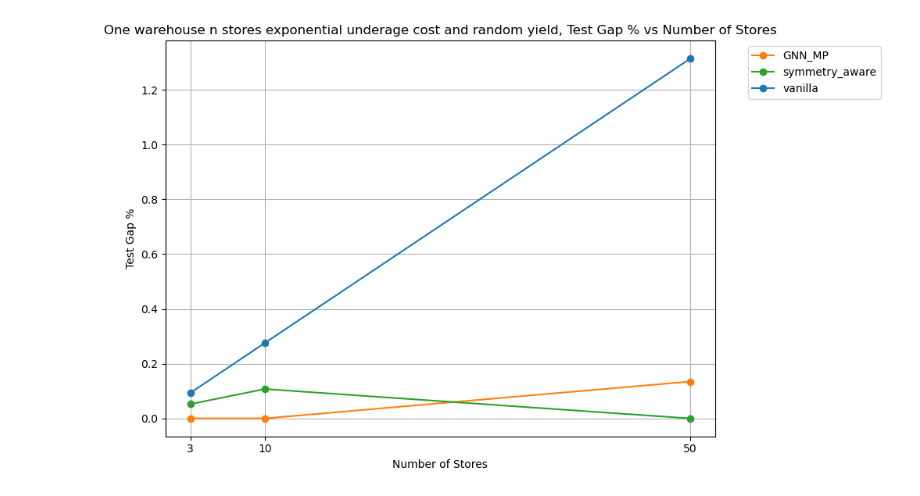
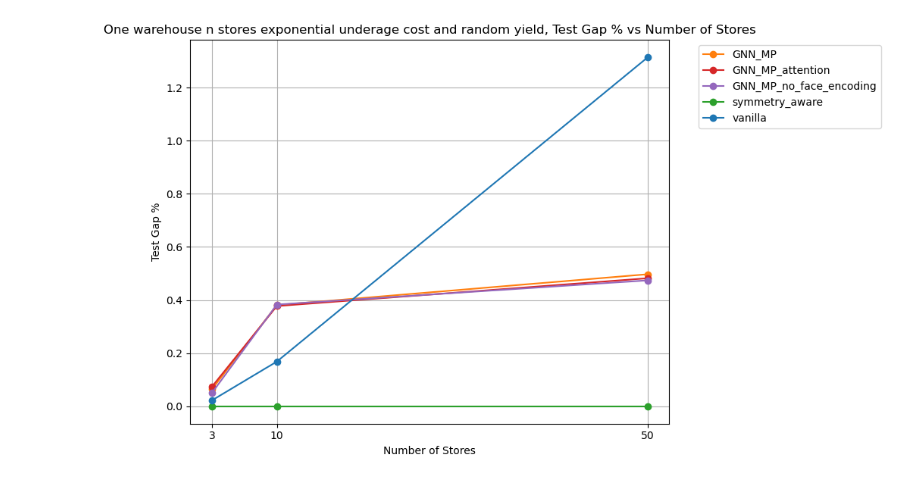
Before and after one commit to minuk302/Neural_inventory_control, a Jupyter notebook: analysis/ray_generic_architecture.ipynb, the cells around one changed output. Saved outputs shown, nothing was run; the diff lists cells and outputs as text; code cells hidden in the pictures.

```diff
--- a/analysis/ray_generic_architecture.ipynb
+++ b/analysis/ray_generic_architecture.ipynb
@@ -308,7 +277,6 @@ plt.show()
 # %%
 # Define color scheme for architecture types
 color_scheme = {
-    "GNN_MP_one_hot_encoding": "#1f77b4",  # Blue
     "symmetry_aware": "#9467bd",  # Purple
     "vanilla_one_warehouse": "#2ca02c",  # Gray
     "GNN_MP": "#ff7f0e",  # Orange
@@ -316,7 +284,6 @@ color_scheme = {
 }
 
 linestyle_scheme = {
-    "GNN_MP_one_hot_encoding": "-",  # Solid
     "symmetry_aware": "-",  # Solid
     "vanilla_one_warehouse": "-",  # Solid
     "GNN_MP": "-",  # Solid
@@ -324,13 +291,6 @@ linestyle_scheme = {
 }
 
 testset_name = "generic_architecture"
-
-gnn_mp_one_hot_encoding_paths = {
-    3: f'/user/ml4723/Prj/NIC/ray_results/{testset_name}/GNN_MP_one_hot_encoding/3',
-    10: f'/user/ml4723/Prj/NIC/ray_results/{testset_name}/GNN_MP_one_hot_encoding/10',
-    50: f'/user/ml4723/Prj/NIC/ray_results/{testset_name}/GNN_MP_one_hot_encoding/50'
-}
-
 gnn_mp_paths = {
     3: f'/user/ml4723/Prj/NIC/ray_results/{testset_name}/GNN_MP/3',
     10: f'/user/ml4723/Prj/NIC/ray_results/{testset_name}/GNN_MP/10',
@@ -359,13 +319,6 @@ sort_by = 'test_loss'
 pick_row_from_run_by = 'test_loss'
 
 results_interpretor = rri.RayResultsinterpreter()
-
-# GNN MP One Hot Encoding
-df_gnn_mp_one_hot = results_interpretor.make_table(gnn_mp_one_hot_encoding_paths,
-    {'samples': [1,2,3], "train_n_samples": [16]},
-    default_condition_setter, custom_data_filler, sort_by=sort_by, pick_row_from_run_by=pick_row_from_run_by)
-df_gnn_mp_one_hot.insert(2, 'Architecture Class', "GNN_MP_one_hot_encoding")
-df_gnn_mp_one_hot.insert(1, 'hyperparam_name', "GNN_MP_one_hot_encoding")
 
 # GNN MP
 df_gnn_mp = results_interpretor.make_table(gnn_mp_paths,
@@ -401,8 +354,7 @@ df_paper = pd.DataFrame(paper_data)
 
 # Combine dataframes
 df = pd.concat([
-    df_gnn_mp_one_hot,
-    # df_gnn_mp,
+    df_gnn_mp,
     df_symmetry_aware,
     df_vanilla,
     df_paper
@@ -485,12 +437,16 @@ plt.show()
 # Define color scheme for architecture types
 color_scheme = {
     "GNN_MP": "#ff7f0e",  # Orange
+    "GNN_MP_attention": "#d62728",  # Red
+    "GNN_MP_no_face_encoding": "#9467bd",  # Purple
     "symmetry_aware": "#2ca02c",  # Green
     "vanilla": "#1f77b4"  # Blue
 }
 
 linestyle_scheme = {
     "GNN_MP": "-",  # Solid
+    "GNN_MP_attention": "-",  # Solid
+    "GNN_MP_no_face_encoding": "-",  # Solid
     "symmetry_aware": "-",  # Solid
     "vanilla": "-"  # Solid
 }
@@ -500,6 +456,18 @@ gnn_mp_paths = {
     3: f'/user/ml4723/Prj/NIC/ray_results/{testset_name}/GNN_MP/3',
     10: f'/user/ml4723/Prj/NIC/ray_results/{testset_name}/GNN_MP/10',
     50: f'/user/ml4723/Prj/NIC/ray_results/{testset_name}/GNN_MP/50'
+}
+
+gnn_mp_attention_paths = {
+    3: f'/user/ml4723/Prj/NIC/ray_results/{testset_name}/GNN_MP_attention/3',
+    10: f'/user/ml4723/Prj/NIC/ray_results/{testset_name}/GNN_MP_attention/10',
+    50: f'/user/ml4723/Prj/NIC/ray_results/{testset_name}/GNN_MP_attention/50'
+}
+
+gnn_mp_no_face_encoding_paths = {
+    3: f'/user/ml4723/Prj/NIC/ray_results/{testset_name}/GNN_MP_no_face_encoding/3',
+    10: f'/user/ml4723/Prj/NIC/ray_results/{testset_name}/GNN_MP_no_face_encoding/10',
+    50: f'/user/ml4723/Prj/NIC/ray_results/{testset_name}/GNN_MP_no_face_encoding/50'
 }
 
 symmetry_aware_paths = {
@@ -532,15 +500,29 @@ df_gnn_mp = results_interpretor.make_table(gnn_mp_paths,
 df_gnn_mp.insert(2, 'Architecture Class', "GNN_MP")
 df_gnn_mp.insert(1, 'hyperparam_name', "GNN_MP")
 
+# GNN MP with Attention
+df_gnn_mp_attention = results_interpretor.make_table(gnn_mp_attention_paths,
+    {'samples': [1,2,3]},
+    default_condition_setter, custom_data_filler, sort_by=sort_by, pick_row_from_run_by=pick_row_from_run_by)
+df_gnn_mp_attention.insert(2, 'Architecture Class', "GNN_MP_attention")
+df_gnn_mp_attention.insert(1, 'hyperparam_name', "GNN_MP_attention")
+
+# GNN MP No Face Encoding
+df_gnn_mp_no_face_encoding = results_interpretor.make_table(gnn_mp_no_face_encoding_paths,
+    {'samples': [1,2,3]},
+    default_condition_setter, custom_data_filler, sort_by=sort_by, pick_row_from_run_by=pick_row_from_run_by)
+df_gnn_mp_no_face_encoding.insert(2, 'Architecture Class', "GNN_MP_no_face_encoding")
+df_gnn_mp_no_face_encoding.insert(1, 'hyperparam_name', "GNN_MP_no_face_encoding")
+
 df_symmetry_aware = results_interpretor.make_table(symmetry_aware_paths,
-    {'store_orders_for_warehouse': False, 'warehouse_holding_cost': [0.7]},
+    {'samples': [1,2,3,4], 'warehouse_holding_cost':[0.7], 'store_orders_for_warehouse': False, 'omit_context_from_store_input': False},
     default_condition_setter, custom_data_filler, sort_by=sort_by, pick_row_from_run_by=pick_row_from_run_by)
 df_symmetry_aware.insert(2, 'Architecture Class', "symmetry_aware")
 df_symmetry_aware.insert(1, 'hyperparam_name', "symmetry_aware")
 
 # Vanilla
 df_vanilla = results_interpretor.make_table(vanilla_paths,
-    {'samples': [1,2,3], 'warehouse_holding_cost':[0.7]},
+    {'samples': [1,2,3,4], 'warehouse_holding_cost':[0.7]},
     default_condition_setter, custom_data_filler, sort_by=sort_by, pick_row_from_run_by=pick_row_from_run_by)
 df_vanilla.insert(2, 'Architecture Class', "vanilla")
 df_vanilla.insert(1, 'hyperparam_name', "vanilla")
@@ -548,6 +530,8 @@ df_vanilla.insert(1, 'hyperparam_name', "vanilla")
 # Combine dataframes
 df = pd.concat([
     df_gnn_mp,
+    df_gnn_mp_attention,
+    df_gnn_mp_no_face_encoding,
     df_symmetry_aware,
     df_vanilla
 ])
@@ -562,17 +546,17 @@ if '# of runs' in df.columns:
     df['# of runs'] = runs_col
 
 df_to_print = df.copy()
-# Calculate mean and variance of test loss grouped by # of stores and architecture class
-variance_df = df_to_print.groupby(['# of stores', 'Architecture Class'])['Test Loss'].agg(['mean', 'var']).reset_index()
-variance_df.columns = ['# of stores', 'Architecture Class', 'Mean Test Loss', 'Test Loss Variance']
+# Calculate mean and std of test loss grouped by # of stores and architecture class
+variance_df = df_to_print.groupby(['# of stores', 'Architecture Class'])['Test Loss'].agg(['mean', 'std']).reset_index()
+variance_df.columns = ['# of stores', 'Architecture Class', 'Mean Test Loss', 'Test Loss Std']
 
-# Round variance to 6 decimal places
-variance_df['Test Loss Variance'] = variance_df['Test Loss Variance'].round(6)
+# Round std to 6 decimal places
+variance_df['Test Loss Std'] = variance_df['Test Loss Std'].round(6)
 variance_df['Mean Test Loss'] = variance_df['Mean Test Loss'].round(6)
 
-# Merge mean and variance back into main dataframe
+# Merge mean and std back into main dataframe
 df_to_print = df_to_print.merge(
-    variance_df[['# of stores', 'Architecture Class', 'Mean Test Loss', 'Test Loss Variance']],
+    variance_df[['# of stores', 'Architecture Class', 'Mean Test Loss', 'Test Loss Std']],
     on=['# of stores', 'Architecture Class'],
     how='left'
 )
@@ -621,3 +611,3 @@ plt.show()
-[figure, old version]
+[figure, new version]
 # %%
 df_t = collect_data_and_plot(df, "test", "one_warehouse_lost_demand_exp_underage_cost_random_yield", 1)
```
Also changed, not shown: parts of 3 cells of this notebook, 16 other files.
